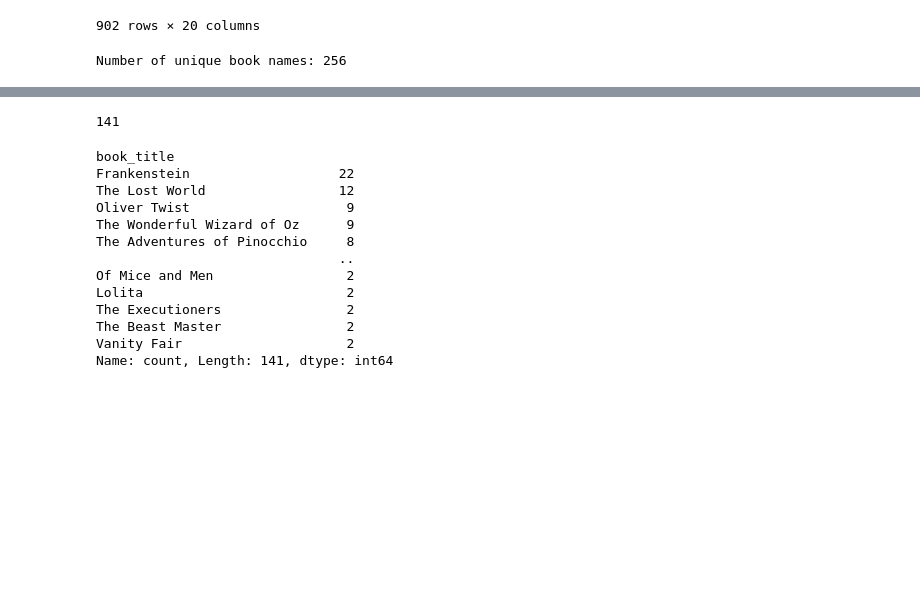
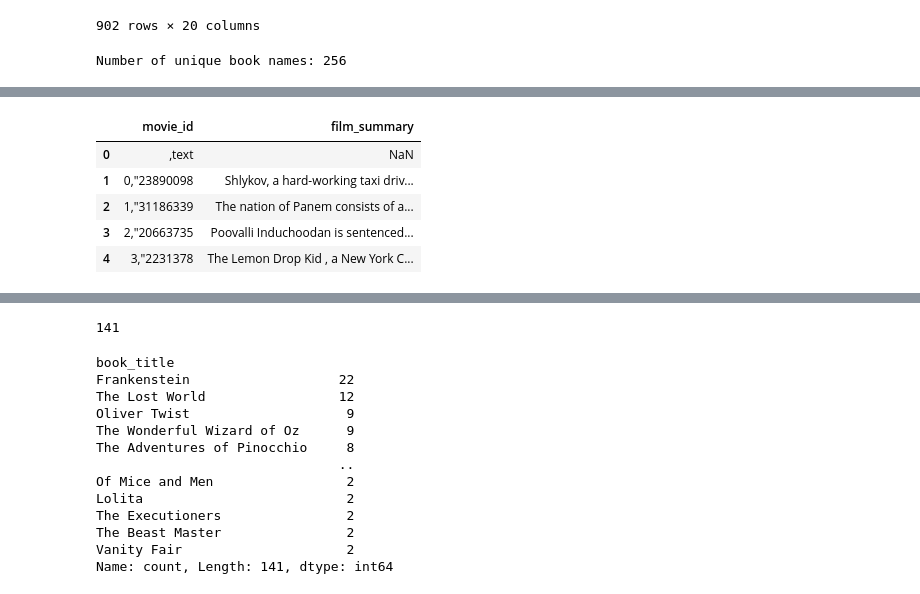
Before and after one commit to epfl-ada/ada-2024-project-datadruids, a Jupyter notebook: src/data/books_movies_cleaning.ipynb, the cells around one changed output, grey strips where cells are left out. Saved outputs shown, nothing was run; the diff lists cells and outputs as text; code cells hidden in the pictures; blank space fills up the shorter version.

```diff
--- a/src/data/books_movies_cleaning.ipynb
+++ b/src/data/books_movies_cleaning.ipynb
@@ -348,6 +351,14 @@ Values that don't start with any alphanumeric character:
 # %%
-film_summaries = pd.read_csv('../data/plot_summaries.txt',delimiter='\t',names = ['movie_id','film_summary'])
-#film_summaries.head()
+film_summaries = pd.read_csv('../../data/plot_summaries.txt',delimiter='\t',names = ['movie_id','film_summary'])
+film_summaries.head()
+#film_summaries['movie_id'] = film_summaries['movie_id'].astype('int64')
+# %% [output]
+|  | movie_id | film_summary |
+| 0 | ,text | NaN |
+| 1 | 0,"23890098 | Shlykov, a hard-working taxi driv... |
+| 2 | 1,"31186339 | The nation of Panem consists of a... |
+| 3 | 2,"20663735 | Poovalli Induchoodan is sentenced... |
+| 4 | 3,"2231378 | The Lemon Drop Kid , a New York C... |
 # %%
 summaries_merged = pd.merge(merged_book_summaries,film_summaries,on='movie_id', how='inner')
 summaries_merged
```
Also changed, not shown: parts of 13 cells of this notebook, 1 other file.
